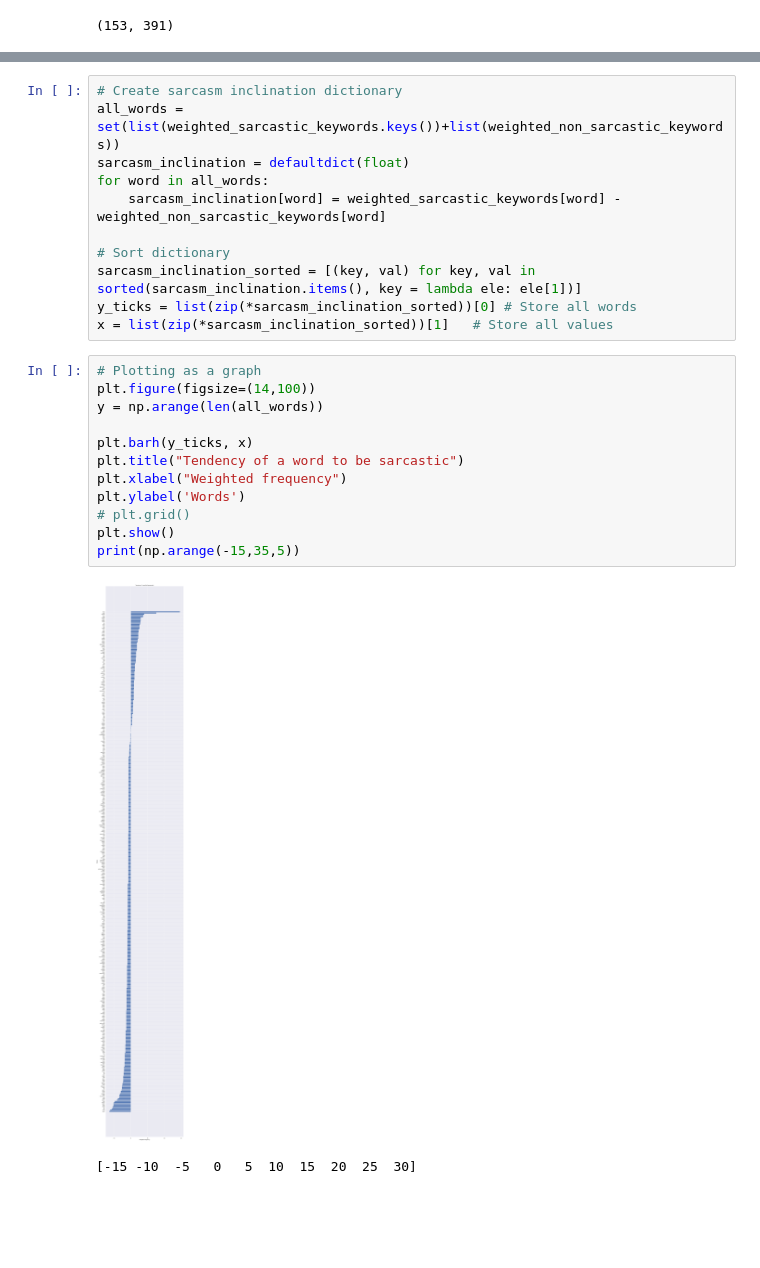
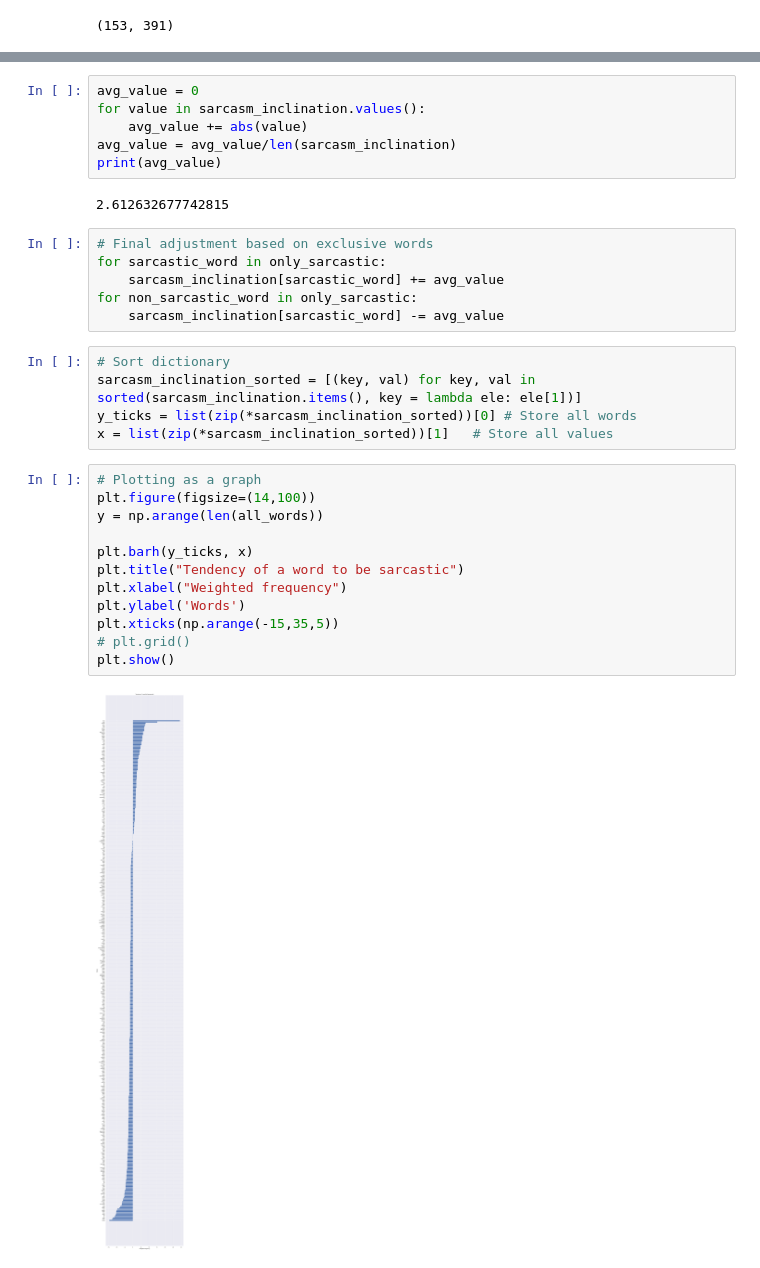
Before and after one commit to omarsrstt/nlp_project, a Jupyter notebook: src/keyword_classifier.ipynb, the cells around one changed output, grey strips where cells are left out. Cells and saved outputs as stored; diff of their text form; blank space fills up the shorter version.

Commit message:
Add: Include adjusted frequencies in inclination plot

```diff
--- a/src/keyword_classifier.ipynb
+++ b/src/keyword_classifier.ipynb
@@ -438,10 +444,18 @@ sarcastic_ratio: 0.2500721084511105, non_sarcastic_ratio: 0.7499278915488895
+# %%
+avg_value = 0
+for value in sarcasm_inclination.values():
+    avg_value += abs(value)
+avg_value = avg_value/len(sarcasm_inclination)
+print(avg_value)
+# %% [output]
+2.612632677742815
+# %%
+# Final adjustment based on exclusive words
+for sarcastic_word in only_sarcastic:
+    sarcasm_inclination[sarcastic_word] += avg_value
+for non_sarcastic_word in only_sarcastic:
+    sarcasm_inclination[sarcastic_word] -= avg_value
 # %%
-# Create sarcasm inclination dictionary
-all_words = set(list(weighted_sarcastic_keywords.keys())+list(weighted_non_sarcastic_keywords))
-sarcasm_inclination = defaultdict(float)
-for word in all_words:
-    sarcasm_inclination[word] = weighted_sarcastic_keywords[word] - weighted_non_sarcastic_keywords[word]
-
 # Sort dictionary
 sarcasm_inclination_sorted = [(key, val) for key, val in sorted(sarcasm_inclination.items(), key = lambda ele: ele[1])]
 y_ticks = list(zip(*sarcasm_inclination_sorted))[0] # Store all words
@@ -449,15 +463,14 @@ x = list(zip(*sarcasm_inclination_sorted))[1]   # Store all values
 # %%
 # Plotting as a graph
 plt.figure(figsize=(14,100))
 y = np.arange(len(all_words))
 
 plt.barh(y_ticks, x)
 plt.title("Tendency of a word to be sarcastic")
 plt.xlabel("Weighted frequency")
 plt.ylabel('Words')
+plt.xticks(np.arange(-15,35,5))
 # plt.grid()
 plt.show()
-print(np.arange(-15,35,5))
 # %% [output]
-[figure, old version]
+[figure, new version]
-[-15 -10  -5   0   5  10  15  20  25  30]
```
Also changed, not shown: parts of 1 cell of this notebook.
